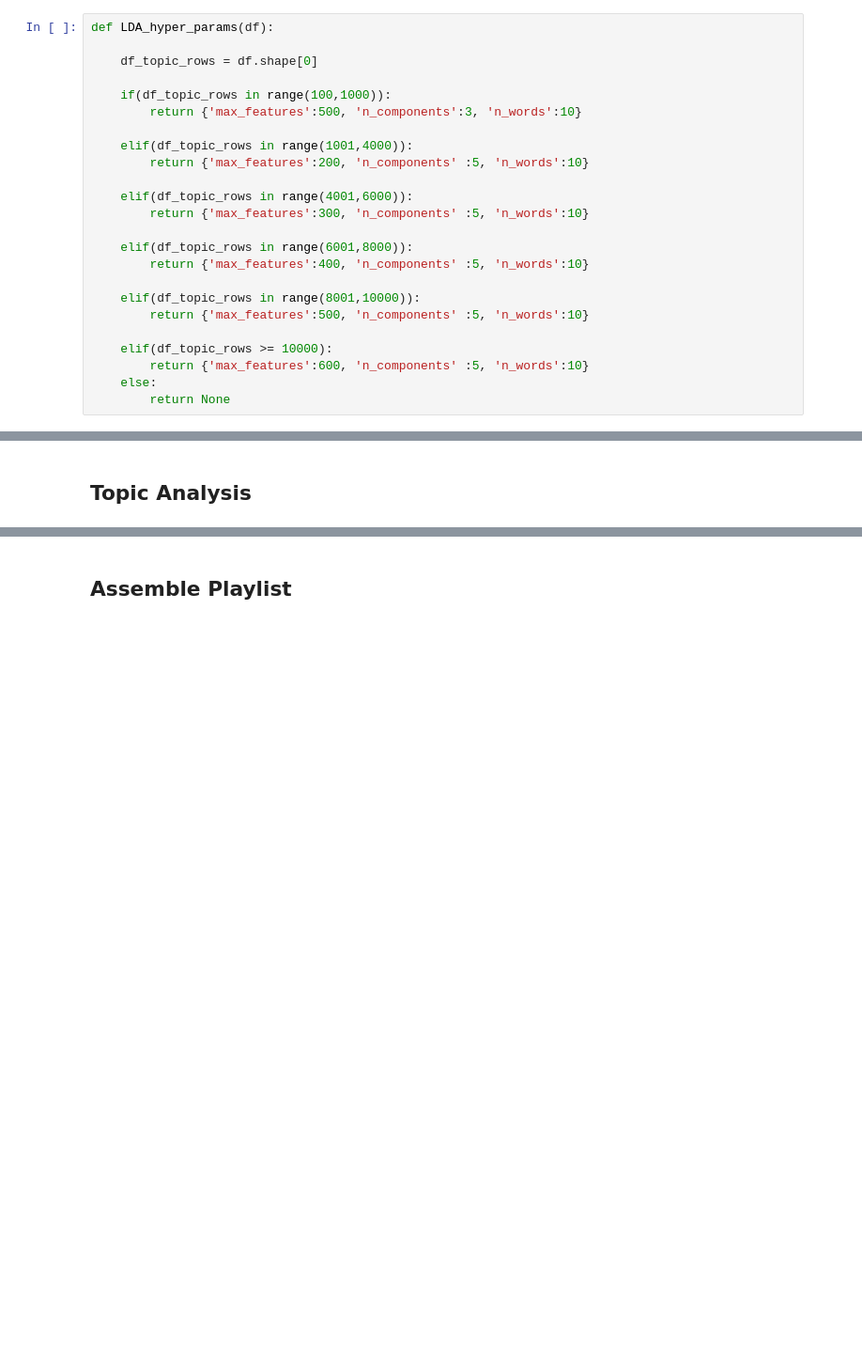
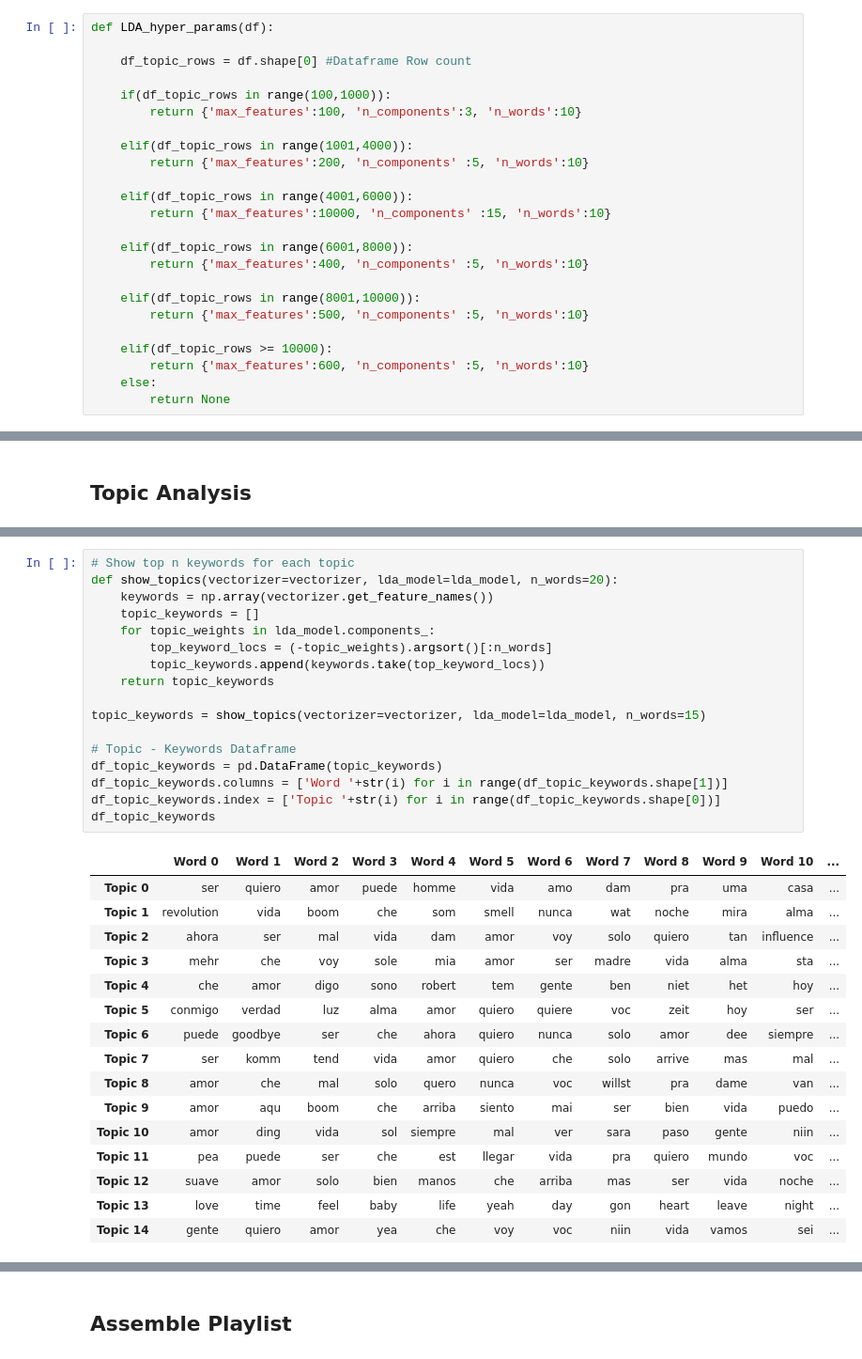
Before and after one commit to georgetown-analytics/Spotify, a Jupyter notebook: 5_Machine_Learning/Create_SSP.ipynb, the cells around one changed output, grey strips where cells are left out. Shown at 94% size. Saved outputs shown, nothing was run; the diff lists cells and outputs as text; blank space fills up the shorter version.

```diff
--- a/5_Machine_Learning/Create_SSP.ipynb
+++ b/5_Machine_Learning/Create_SSP.ipynb
@@ -23,16 +21,16 @@ X = df_demo.sample(5000)
 # %%
 def LDA_hyper_params(df):
 
-    df_topic_rows = df.shape[0]
+    df_topic_rows = df.shape[0] #Dataframe Row count
 
     if(df_topic_rows in range(100,1000)):
-        return {'max_features':500, 'n_components':3, 'n_words':10}
+        return {'max_features':100, 'n_components':3, 'n_words':10}
 
     elif(df_topic_rows in range(1001,4000)):
         return {'max_features':200, 'n_components' :5, 'n_words':10}
 
     elif(df_topic_rows in range(4001,6000)):
-        return {'max_features':300, 'n_components' :5, 'n_words':10}
+        return {'max_features':10000, 'n_components' :15, 'n_words':10}
 
     elif(df_topic_rows in range(6001,8000)):
         return {'max_features':400, 'n_components' :5, 'n_words':10}
@@ -133,0 +295,34 @@ tomorrow      niggas        write         da            mama
+# %%
+# Show top n keywords for each topic
+def show_topics(vectorizer=vectorizer, lda_model=lda_model, n_words=20):
+    keywords = np.array(vectorizer.get_feature_names())
+    topic_keywords = []
+    for topic_weights in lda_model.components_:
+        top_keyword_locs = (-topic_weights).argsort()[:n_words]
+        topic_keywords.append(keywords.take(top_keyword_locs))
+    return topic_keywords
+
+topic_keywords = show_topics(vectorizer=vectorizer, lda_model=lda_model, n_words=15)
+
+# Topic - Keywords Dataframe
+df_topic_keywords = pd.DataFrame(topic_keywords)
+df_topic_keywords.columns = ['Word '+str(i) for i in range(df_topic_keywords.shape[1])]
+df_topic_keywords.index = ['Topic '+str(i) for i in range(df_topic_keywords.shape[0])]
+df_topic_keywords
+# %% [output]
+|  | Word 0 | Word 1 | Word 2 | Word 3 | Word 4 | Word 5 | Word 6 | Word 7 | Word 8 | Word 9 | Word 10 | ... |
+| Topic 0 | ser | quiero | amor | puede | homme | vida | amo | dam | pra | uma | casa | ... |
+| Topic 1 | revolution | vida | boom | che | som | smell | nunca | wat | noche | mira | alma | ... |
+| Topic 2 | ahora | ser | mal | vida | dam | amor | voy | solo | quiero | tan | influence | ... |
+| Topic 3 | mehr | che | voy | sole | mia | amor | ser | madre | vida | alma | sta | ... |
+| Topic 4 | che | amor | digo | sono | robert | tem | gente | ben | niet | het | hoy | ... |
+| Topic 5 | conmigo | verdad | luz | alma | amor | quiero | quiere | voc | zeit | hoy | ser | ... |
+| Topic 6 | puede | goodbye | ser | che | ahora | quiero | nunca | solo | amor | dee | siempre | ... |
+| Topic 7 | ser | komm | tend | vida | amor | quiero | che | solo | arrive | mas | mal | ... |
+| Topic 8 | amor | che | mal | solo | quero | nunca | voc | willst | pra | dame | van | ... |
+| Topic 9 | amor | aqu | boom | che | arriba | siento | mai | ser | bien | vida | puedo | ... |
+| Topic 10 | amor | ding | vida | sol | siempre | mal | ver | sara | paso | gente | niin | ... |
+| Topic 11 | pea | puede | ser | che | est | llegar | vida | pra | quiero | mundo | voc | ... |
+| Topic 12 | suave | amor | solo | bien | manos | che | arriba | mas | ser | vida | noche | ... |
+| Topic 13 | love | time | feel | baby | life | yeah | day | gon | heart | leave | night | ... |
+| Topic 14 | gente | quiero | amor | yea | che | voy | voc | niin | vida | vamos | sei | ... |
```
Also changed, not shown: parts of 21 cells of this notebook.
